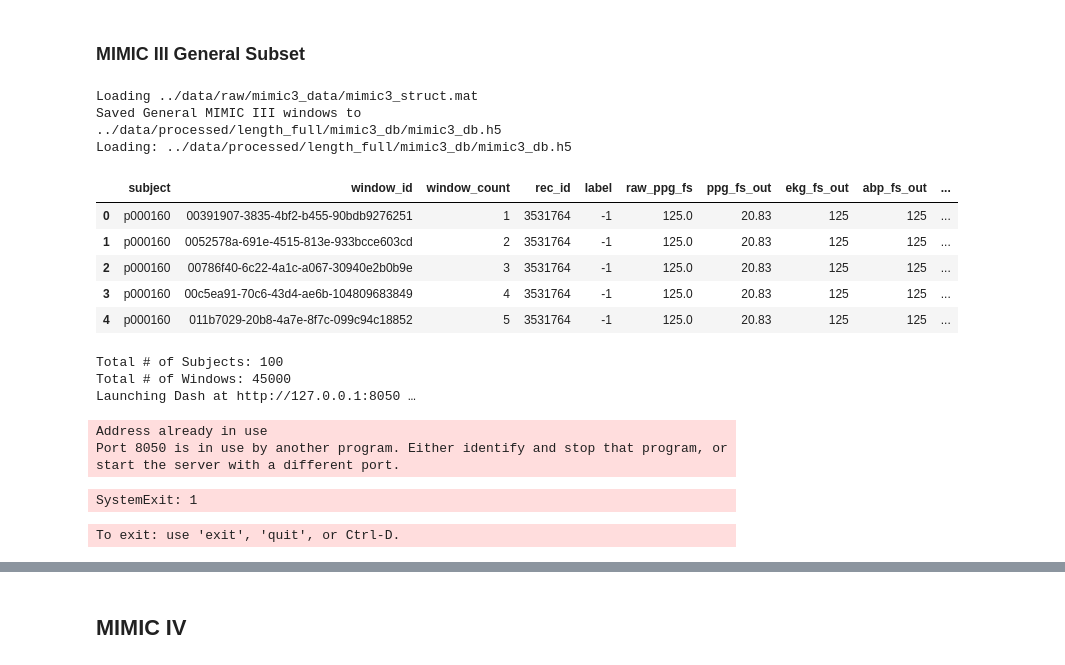
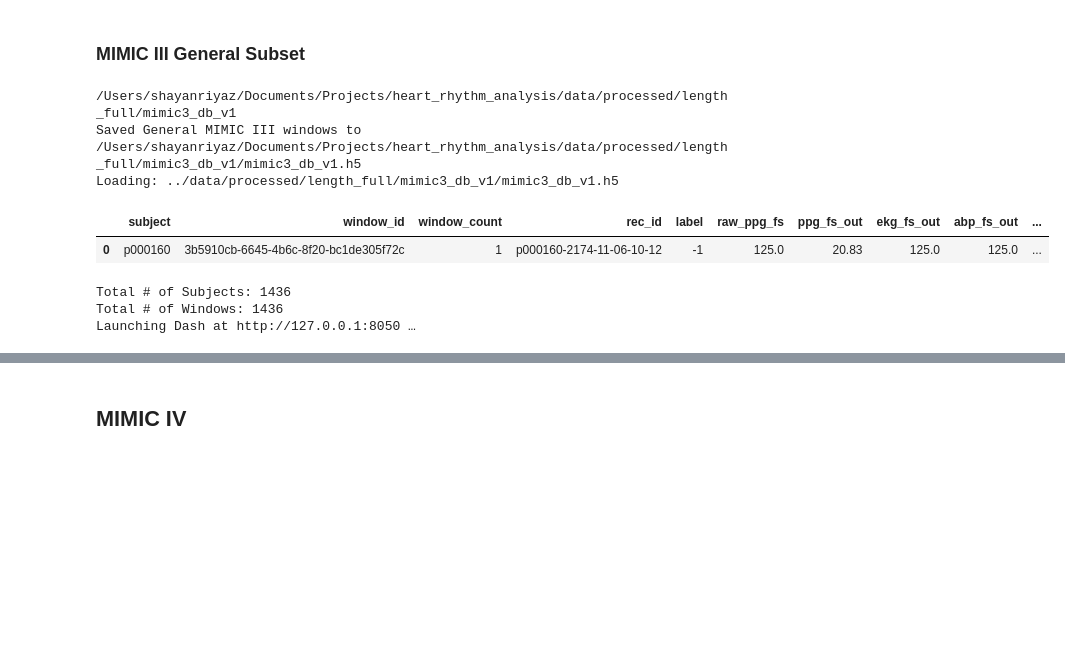
Before and after one commit to ShayanRiyaz/Heart_Rhythm_Analysis, a Jupyter notebook: notebooks/step_1_concatenate_datasets.ipynb, the cells around one changed output, grey strips where cells are left out. Saved outputs shown, nothing was run; the diff lists cells and outputs as text; code cells hidden in the pictures; blank space fills up the shorter version.

```diff
--- a/notebooks/step_1_concatenate_datasets.ipynb
+++ b/notebooks/step_1_concatenate_datasets.ipynb
@@ -2,7 +2,6 @@
 import os
 import numpy as np
 import sys
-import h5py
 import pandas as pd
 from IPython.display import display
 from random import choice
@@ -14,11 +13,19 @@ from heart_rhythm_analysis.get_data.CapnoBaseETL import CapnoBaseETL
 from heart_rhythm_analysis.get_data.MimicETL import MimicETL
 from heart_rhythm_analysis.utils.timeseries_viewer import make_window_figure, create_time_series_viewer
 
+import dash
+app = dash.Dash(__name__)
+
+import h5py, inspect
+open_files = [v for v in globals().values()
+              if isinstance(v, h5py.File)]
+
+for f in open_files:
+    print(f"Closing {f.filename}")
+    f.close()
+
 bSetUpDB = True
 WINDOW_LEN = 8
-
-import dash
-app = dash.Dash(__name__)
 # %% [markdown]
 # Create Datasets from Databases
 # %%
@@ -207,9 +214,10 @@ if __name__ == "__main__":
 ### MIMIC III General Subset
 # %%
 def main():
-    root_path = os.path.join('../data/raw/mimic3_data/mimic3_struct.mat')
-    out_filename = 'mimic3_db'
-    out_path = os.path.join('../data/processed/length_full/mimic3_db')
+    ver_num = 1
+    root_path = os.path.join(f'../data/raw/mimic3_data/mimic3_data_{1501}_v{ver_num}.mat')
+    out_filename = f'mimic3_db_v{ver_num}'
+    out_path = os.path.join(f'../data/processed/length_full/mimic3_db_v{ver_num}')
 
     if not os.path.exists(out_path):
         os.mkdir(out_path)
@@ -238,45 +246,37 @@ if __name__ == "__main__":
     df_mimic3_gen = main()
     # first = df_mimic3_gen.iloc[np.random.randint(0, len(df_mimic3_gen))]
     chosen_subj = df_mimic3_gen['subject'].unique()[0]
 
     surr_subject_df = df_mimic3_gen[df_mimic3_gen['subject'] == chosen_subj]
 
     display(surr_subject_df.head())
     initial_window = df_mimic3_gen.sample(1).iloc[0]
 
     specs = [
         {"key":"raw_ppg",  "fs_key":"raw_ppg_fs",  "subplot":1, "legend":"Raw PPG"},
         {"key":"proc_ppg", "fs_key":"ppg_fs_out",  "subplot":1, "legend":"Proc PPG"},
         {"key":"raw_ekg",  "fs_key":"ekg_fs_out",  "subplot":2,               },
         {"key":"raw_abp",  "fs_key":"abp_fs_out",  "subplot":3,               },
     ]
 
     fig_fn = lambda window: make_window_figure(window, specs)
 
     app = create_time_series_viewer(
     surr_subject_df,
     fig_fn,
     specs,
     index_label_fn=lambda idx, row: f"{row.subject}-{row.window_count}"
 )
     print(f'Total # of Subjects: {len(df_mimic3_gen['subject'].unique())}')
     print(f'Total # of Windows: {df_mimic3_gen.shape[0]}')
     print("Launching Dash at http://127.0.0.1:8050 …")
     app.run(debug=True)
 # %% [output]
-Loading ../data/raw/mimic3_data/mimic3_struct.mat
-Saved General MIMIC III windows to ../data/processed/length_full/mimic3_db/mimic3_db.h5
-Loading: ../data/processed/length_full/mimic3_db/mimic3_db.h5
+/Users/shayanriyaz/Documents/Projects/heart_rhythm_analysis/data/processed/length_full/mimic3_db_v1
+Saved General MIMIC III windows to /Users/shayanriyaz/Documents/Projects/heart_rhythm_analysis/data/processed/length_full/mimic3_db_v1/mimic3_db_v1.h5
+Loading: ../data/processed/length_full/mimic3_db_v1/mimic3_db_v1.h5
 |  | subject | window_id | window_count | rec_id | label | raw_ppg_fs | ppg_fs_out | ekg_fs_out | abp_fs_out | ... |
-| 0 | p000160 | 00391907-3835-4bf2-b455-90bdb9276251 | 1 | 3531764 | -1 | 125.0 | 20.83 | 125 | 125 | ... |
-| 1 | p000160 | 0052578a-691e-4515-813e-933bcce603cd | 2 | 3531764 | -1 | 125.0 | 20.83 | 125 | 125 | ... |
-| 2 | p000160 | 00786f40-6c22-4a1c-a067-30940e2b0b9e | 3 | 3531764 | -1 | 125.0 | 20.83 | 125 | 125 | ... |
-| 3 | p000160 | 00c5ea91-70c6-43d4-ae6b-104809683849 | 4 | 3531764 | -1 | 125.0 | 20.83 | 125 | 125 | ... |
-| 4 | p000160 | 011b7029-20b8-4a7e-8f7c-099c94c18852 | 5 | 3531764 | -1 | 125.0 | 20.83 | 125 | 125 | ... |
+| 0 | p000160 | 3b5910cb-6645-4b6c-8f20-bc1de305f72c | 1 | p000160-2174-11-06-10-12 | -1 | 125.0 | 20.83 | 125.0 | 125.0 | ... |
-Total # of Subjects: 100
-Total # of Windows: 45000
+Total # of Subjects: 1436
+Total # of Windows: 1436
 Launching Dash at http://127.0.0.1:8050 …
-Address already in use
-Port 8050 is in use by another program. Either identify and stop that program, or start the server with a different port.
-SystemExit: 1
-To exit: use 'exit', 'quit', or Ctrl-D.
```
Also changed, not shown: parts of 4 cells of this notebook, 7 other files.
